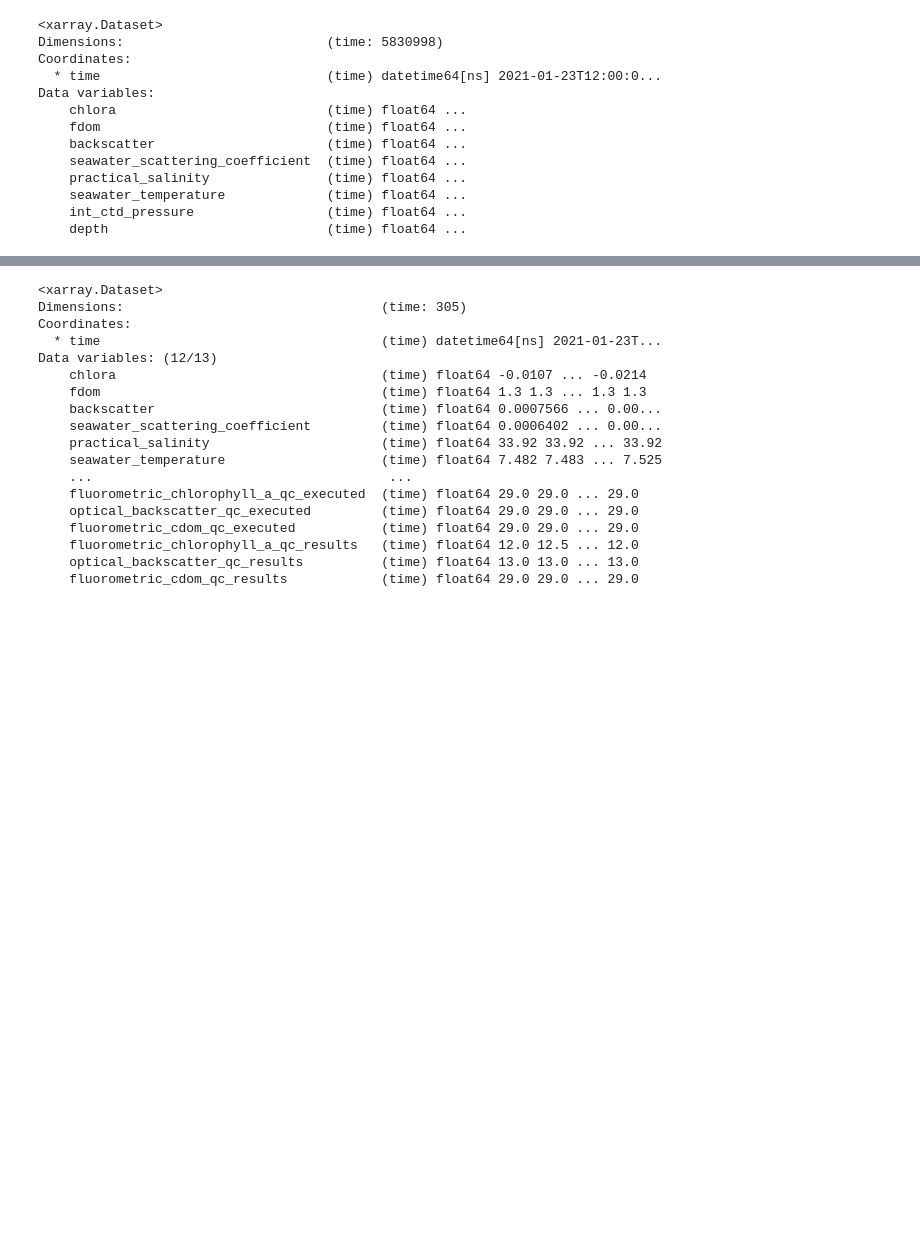
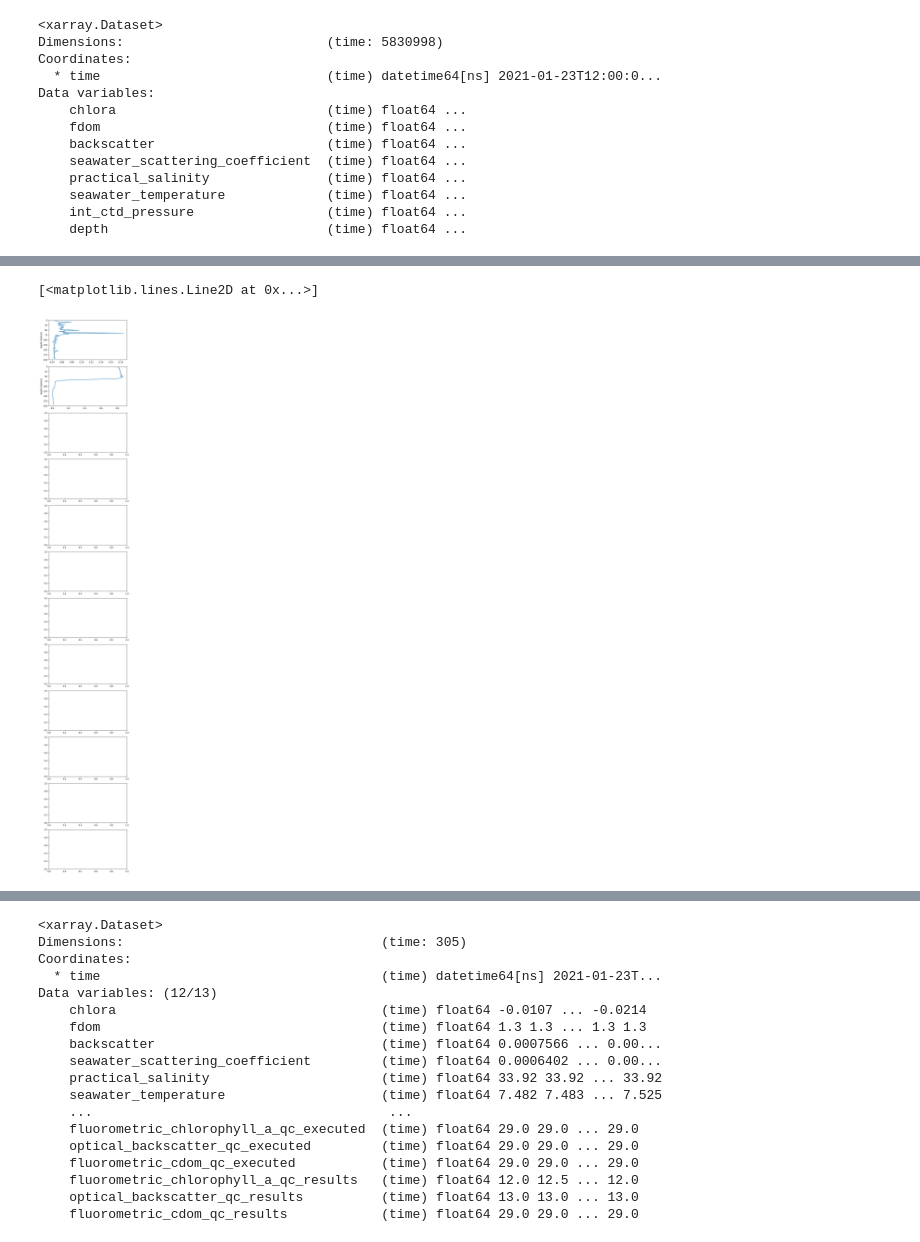
Before and after one commit to robfatland/ocean, a Jupyter notebook: Notebooks/Ocean 01 F Annotate.ipynb, the cells around one changed output, grey strips where cells are left out. Saved outputs shown, nothing was run; the diff lists cells and outputs as text; code cells hidden in the pictures; blank space fills up the shorter version.

```diff
--- a/Notebooks/Ocean 01 F Annotate.ipynb
+++ b/Notebooks/Ocean 01 F Annotate.ipynb
@@ -408,0 +439,11 @@ dir(this_dt)
+# %%
+C = xr.open_dataset('../../data/rca/fluor/osb/2021/flort_fullres.nc')
+C = C.swap_dims({'obs':'time'})
+C = C.rename( {'fluorometric_cdom':          'fdom',
+               'fluorometric_chlorophyll_a': 'chlora',
+               'optical_backscatter':        'backscatter'})
+C = C[['chlora', 'fdom', 'backscatter', 'seawater_scattering_coefficient', \
+       'practical_salinity', 'seawater_temperature', 'int_ctd_pressure'    ]]
+C = C.drop(['obs', 'lat', 'lon'])
+# Did not use C = C.reset_coords() to move coords to data variables
+C.attrs={}
@@ -408,0 +464,31 @@ dir(this_dt)
+# %%
+
+
+
+CP_median = CP.groupby_bins('depth', zb, labels=zl).median().dropna('depth_bins')
+CP_mean   = CP.groupby_bins('depth', zb, labels=zl).mean().dropna('depth_bins')
+CP_std    = CP.groupby_bins('depth', zb, labels=zl).std().dropna('depth_bins')
+# %%
+zb = [i for i in range(0, 201, 2)]
+zl = [i for i in range(1, 200, 2)]
+n0 = 180
+np = 12
+fig,ax = plt.subplots(np, figsize=(6,36))
+tx = [ax[i].twinx() for i in range(np)]
+for i in range(np):
+    p_ix      = 180 + i
+    t0, t1    = p['ascent_start'][p_ix], p['descent_end'][p_ix]
+    CP        = C.sel(time=slice(t0, t1))
+    CP        = CP.swap_dims({"time":"depth"})
+    CP        = CP.sortby('depth')
+    CP_mean   = CP.groupby_bins('depth', zb, labels=zl).mean().dropna('depth_bins')
+    CP_std    = CP.groupby_bins('depth', zb, labels=zl).std().dropna('depth_bins')
+
+    ax[i].plot(CP_mean.chlora - chla_bias, CP_mean.depth_bins, c='k')
+    tx[i].plot(CP_std.chlora,              CP_std.depth_bins, c='r')
+    ax[i].set(ylim = (200., 0.), ylabel='depth (meters)')
+    fig.canvas.draw()
+    fig.show()
+# %% [output]
+[<matplotlib.lines.Line2D at 0x...>]
+[figure, added]
```
Also changed, not shown: parts of 17 cells of this notebook, 7 other files.
